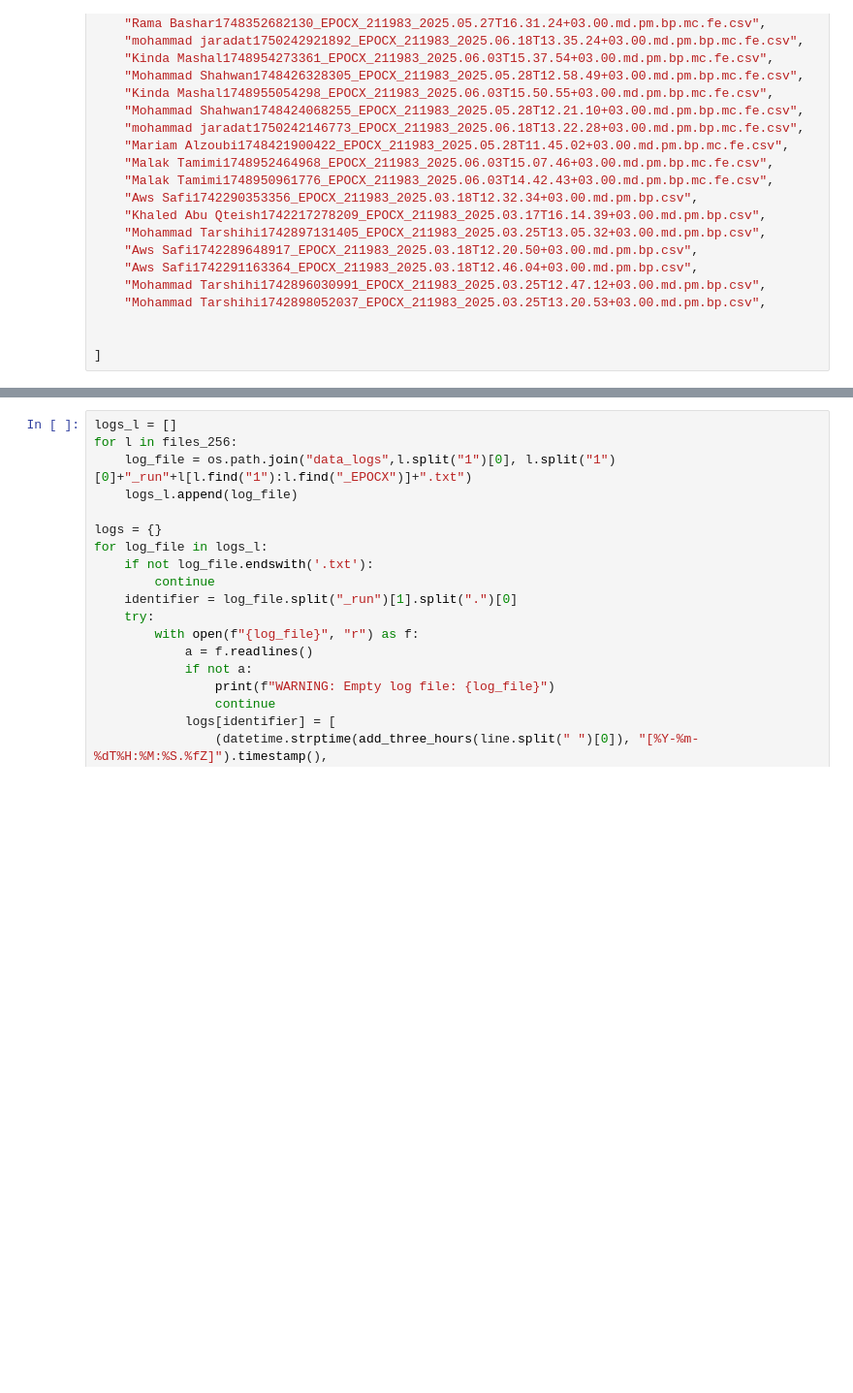
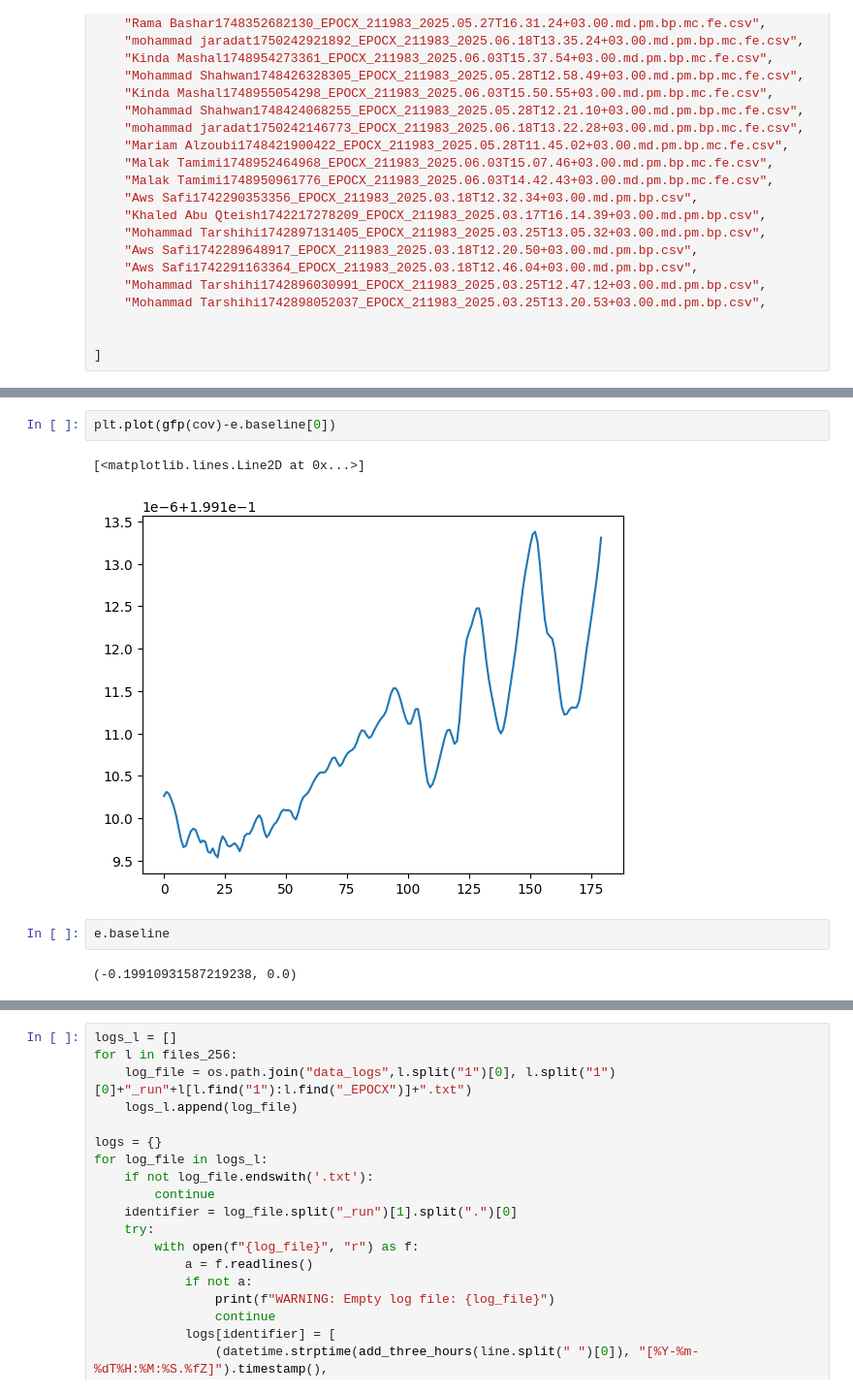
Before and after one commit to nasseralbess/imagined-speech, a Jupyter notebook: simpler.ipynb, the cells around one changed output, grey strips where cells are left out. Shown at 97% size. Cells and saved outputs as stored; diff of their text form; blank space fills up the shorter version.

```diff
--- a/simpler.ipynb
+++ b/simpler.ipynb
@@ -89,0 +169,9 @@ files_256 = [
+# %%
+plt.plot(gfp(cov)-e.baseline[0])
+# %% [output]
+[<matplotlib.lines.Line2D at 0x...>]
+[figure, added]
+# %%
+e.baseline
+# %% [output]
+(-0.19910931587219238, 0.0)
```
Also changed, not shown: parts of 39 cells of this notebook, 13 other files.
